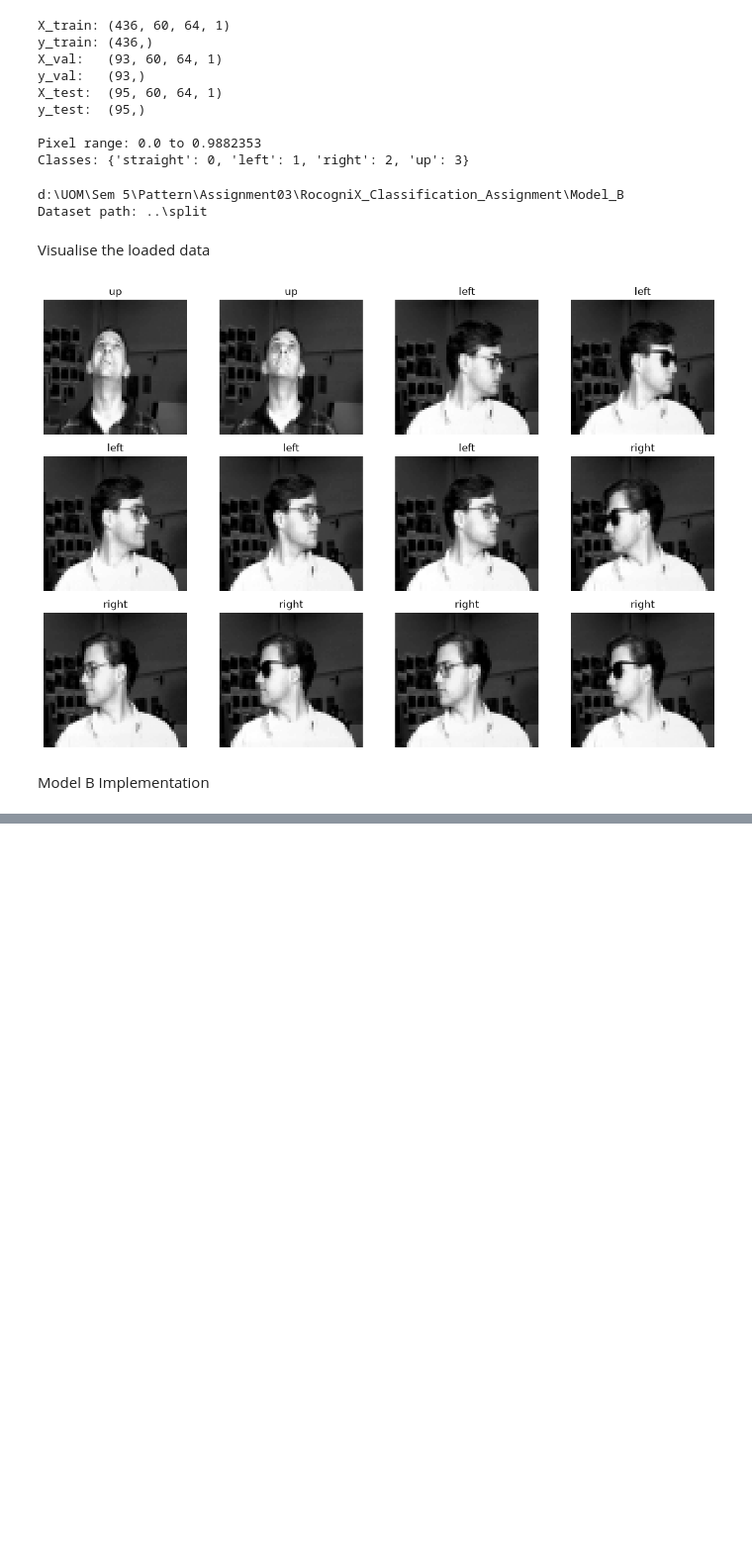
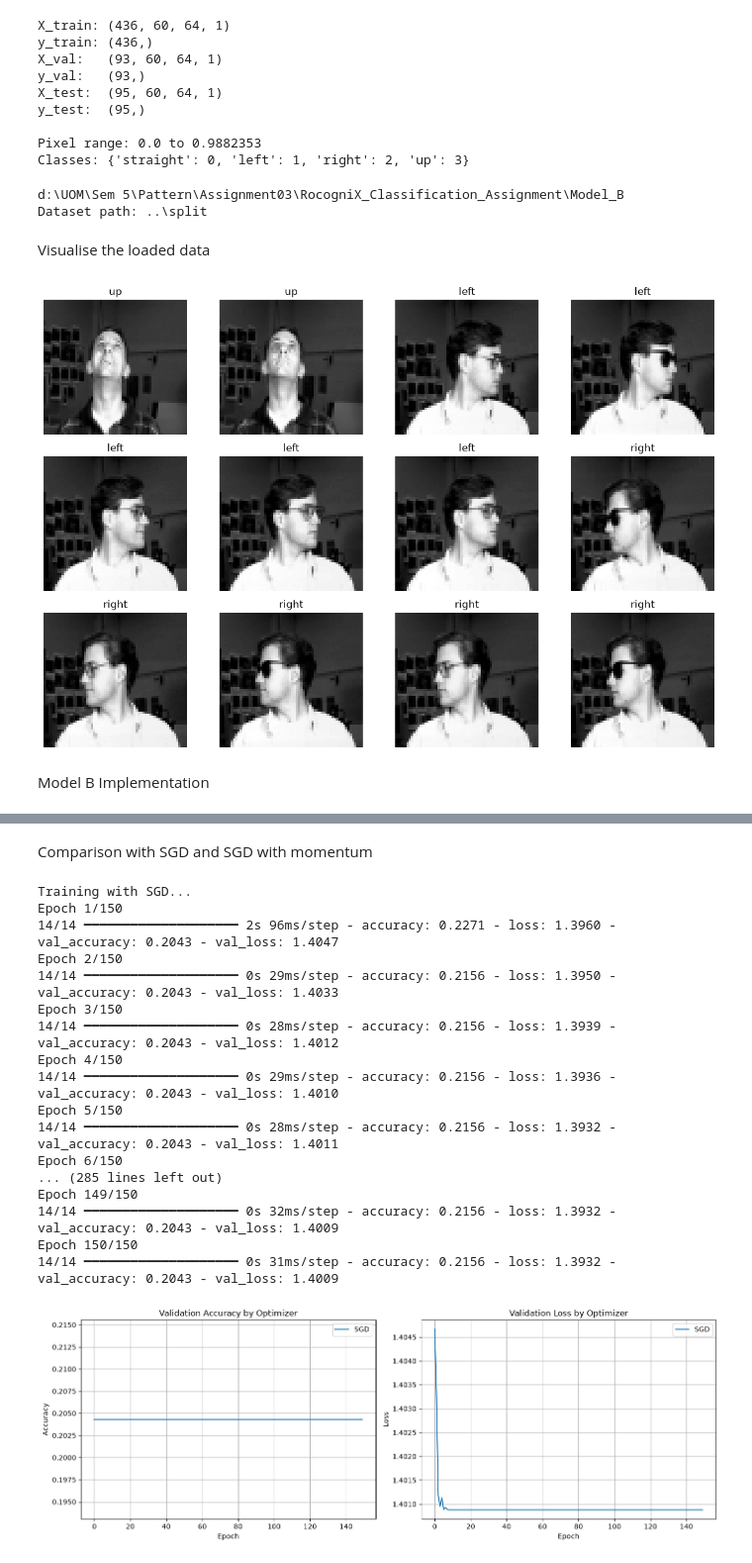
Before and after one commit to SandulRanmuthu/RocogniX_Classification_Assignment, a Jupyter notebook: Model_B/modelB.ipynb, the cells around one changed output, grey strips where cells are left out. Shown at 99% size. Saved outputs shown, nothing was run; the diff lists cells and outputs as text; code cells hidden in the pictures; blank space fills up the shorter version.

```diff
--- a/Model_B/modelB.ipynb
+++ b/Model_B/modelB.ipynb
@@ -433,2 +435,81 @@ weighted avg     0.9466    0.9368    0.9384        95
+# %% [markdown]
+Comparison with SGD and SGD with momentum
 # %%
 model_B.save("model_B.keras")
+# %%
+import tensorflow as tf
+from tensorflow.keras.models import clone_model
+from tensorflow.keras.optimizers import Adam, SGD
+
+# Retrain all three optimizers from identical initial weights for a fair comparison.
+tf.keras.utils.set_random_seed(42)
+initialization_model = clone_model(model_B)
+initial_weights = initialization_model.get_weights()
+
+optimizer_configs = {
+    "Adam": Adam(learning_rate=0.001),
+    "SGD": SGD(learning_rate=0.1),
+    "SGD with Momentum": SGD(learning_rate=0.1, momentum=0.9),
+}
+
+comparison_histories = {}
+
+for optimizer_name, optimizer in optimizer_configs.items():
+    comparison_model = clone_model(model_B)
+    comparison_model.set_weights(initial_weights)
+    comparison_model.compile(
+        optimizer=optimizer,
+        loss="sparse_categorical_crossentropy",
+        metrics=["accuracy"],
+    )
+
+    print(f"Training with {optimizer_name}...")
+    comparison_histories[optimizer_name] = comparison_model.fit(
+        X_train,
+        y_train,
+        validation_data=(X_val, y_val),
+        epochs=150,
+        batch_size=32,
+        verbose=1,
+    )
+
+# Compare validation performance for all three optimizers.
+fig, axes = plt.subplots(1, 2, figsize=(14, 5))
+
+for optimizer_name, history in comparison_histories.items():
+    axes[0].plot(history.history["val_accuracy"], label=optimizer_name)
+    axes[1].plot(history.history["val_loss"], label=optimizer_name)
+
+axes[0].set_title("Validation Accuracy by Optimizer")
+axes[0].set_xlabel("Epoch")
+axes[0].set_ylabel("Accuracy")
+axes[0].legend()
+axes[0].grid(True)
+
+axes[1].set_title("Validation Loss by Optimizer")
+axes[1].set_xlabel("Epoch")
+axes[1].set_ylabel("Loss")
+axes[1].legend()
+axes[1].grid(True)
+
+plt.tight_layout()
+plt.show()
+# %% [output]
+Training with SGD...
+Epoch 1/150
+14/14 ━━━━━━━━━━━━━━━━━━━━ 2s 96ms/step - accuracy: 0.2271 - loss: 1.3960 - val_accuracy: 0.2043 - val_loss: 1.4047
+Epoch 2/150
+14/14 ━━━━━━━━━━━━━━━━━━━━ 0s 29ms/step - accuracy: 0.2156 - loss: 1.3950 - val_accuracy: 0.2043 - val_loss: 1.4033
+Epoch 3/150
+14/14 ━━━━━━━━━━━━━━━━━━━━ 0s 28ms/step - accuracy: 0.2156 - loss: 1.3939 - val_accuracy: 0.2043 - val_loss: 1.4012
+Epoch 4/150
+14/14 ━━━━━━━━━━━━━━━━━━━━ 0s 29ms/step - accuracy: 0.2156 - loss: 1.3936 - val_accuracy: 0.2043 - val_loss: 1.4010
+Epoch 5/150
+14/14 ━━━━━━━━━━━━━━━━━━━━ 0s 28ms/step - accuracy: 0.2156 - loss: 1.3932 - val_accuracy: 0.2043 - val_loss: 1.4011
+Epoch 6/150
+... (285 lines left out)
+Epoch 149/150
+14/14 ━━━━━━━━━━━━━━━━━━━━ 0s 32ms/step - accuracy: 0.2156 - loss: 1.3932 - val_accuracy: 0.2043 - val_loss: 1.4009
+Epoch 150/150
+14/14 ━━━━━━━━━━━━━━━━━━━━ 0s 31ms/step - accuracy: 0.2156 - loss: 1.3932 - val_accuracy: 0.2043 - val_loss: 1.4009
+[figure, added]
```
Also changed, not shown: parts of 2 cells of this notebook, 3 other files.
